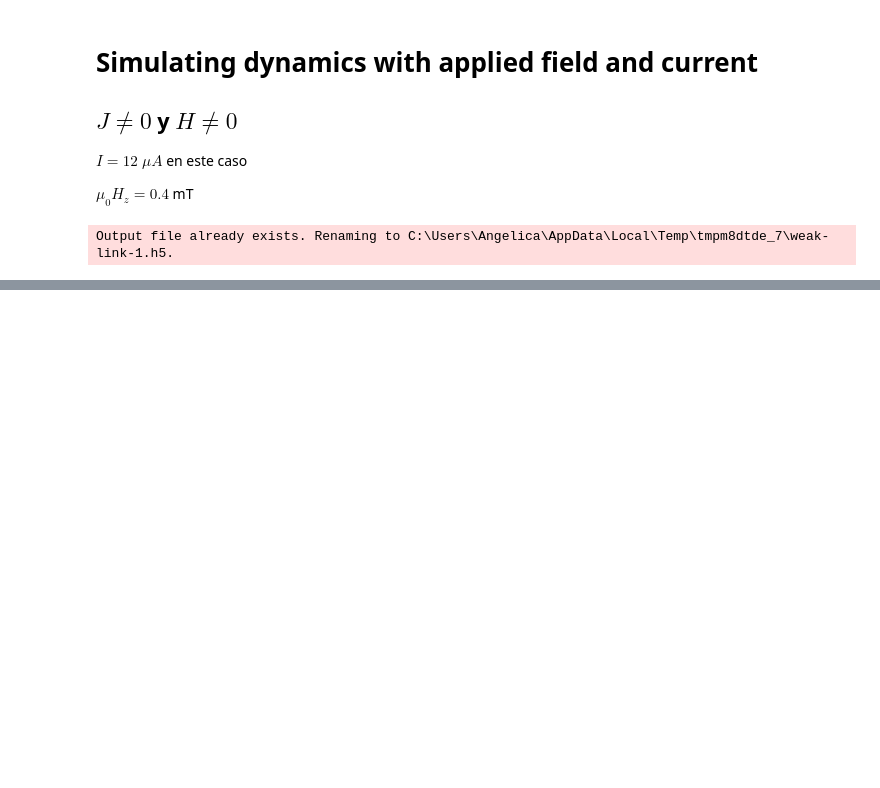
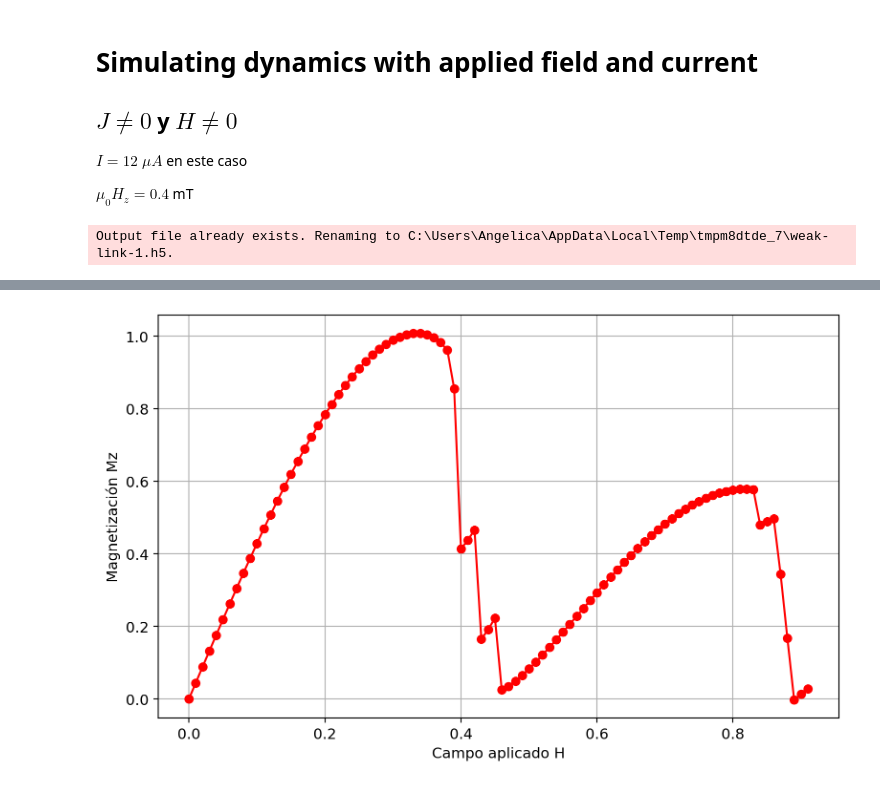
Before and after one commit to amvallejom/Proyecto_Electrodinamica, a Jupyter notebook: Prueba.ipynb, the cells around one changed output, grey strips where cells are left out. Saved outputs shown, nothing was run; the diff lists cells and outputs as text; code cells hidden in the pictures; blank space fills up the shorter version.

```diff
--- a/Prueba.ipynb
+++ b/Prueba.ipynb
@@ -311,0 +511,13 @@ if MAKE_ANIMATIONS:
+# %%
+# GRAFICA
+# Cargar los datos desde el archivo CSV
+df2 = pd.read_csv('Mz_vs_H_Cuadrado_2.csv')
+plt.figure(figsize=(8, 5))
+plt.plot(df2['H'], df2['Mz'], marker='o', linestyle='-', color='r')
+plt.xlabel('Campo aplicado H')
+plt.ylabel('Magnetización Mz')
+plt.grid(True)
+plt.tight_layout()
+plt.show()
+# %% [output]
+[figure, added]
```
Also changed, not shown: parts of 9 cells of this notebook, 18 other files.
